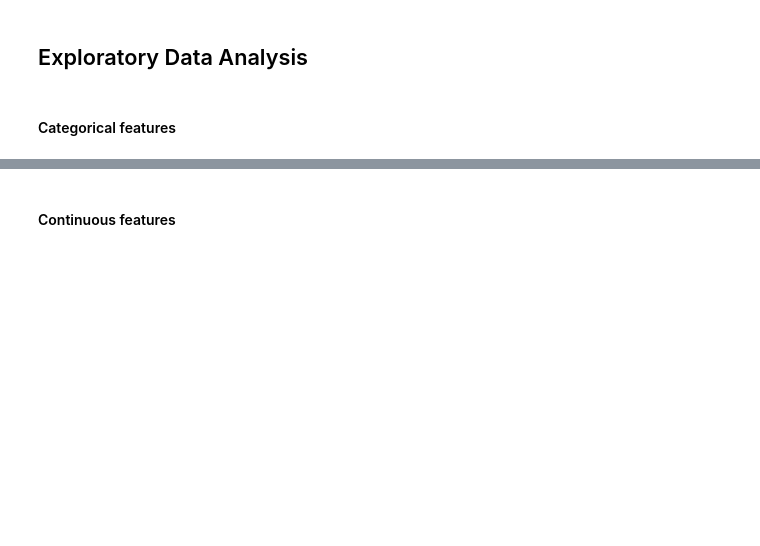
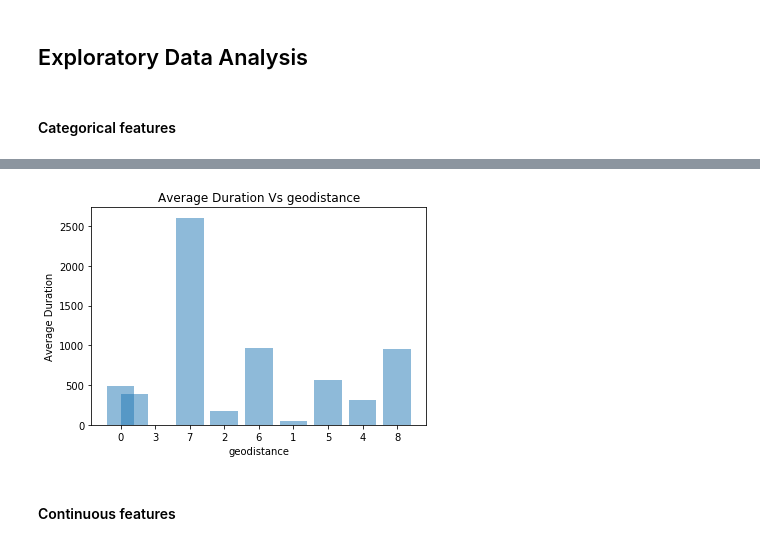
Before and after one commit to nengneng/Trip_Prediction, a Jupyter notebook: Trip_Pred_Wei_v3.ipynb, the cells around one changed output, grey strips where cells are left out. Drawn from its saved outputs; the diff is of its cells as text; code cells hidden in the pictures; blank space fills up the shorter version.

```diff
--- a/Trip_Pred_Wei_v3.ipynb
+++ b/Trip_Pred_Wei_v3.ipynb
@@ -403,2 +420,11 @@ plt.show()
+# %%
+plt.bar(duration_by_geoDist['geoDist'], duration_by_geoDist['duration'], align='center', alpha=0.5)
+plt.xticks(duration_by_geoDist['geoDist'], np.arange(len(duration_by_geoDist['geoDist'])))
+plt.ylabel('Average Duration')
+plt.xlabel('geodistance')
+plt.title('Average Duration Vs geodistance')
+plt.show()
+# %% [output]
+[figure, added]
 # %% [markdown]
 #### Continuous features
```
Also changed, not shown: parts of 46 cells of this notebook, 1 other file.
